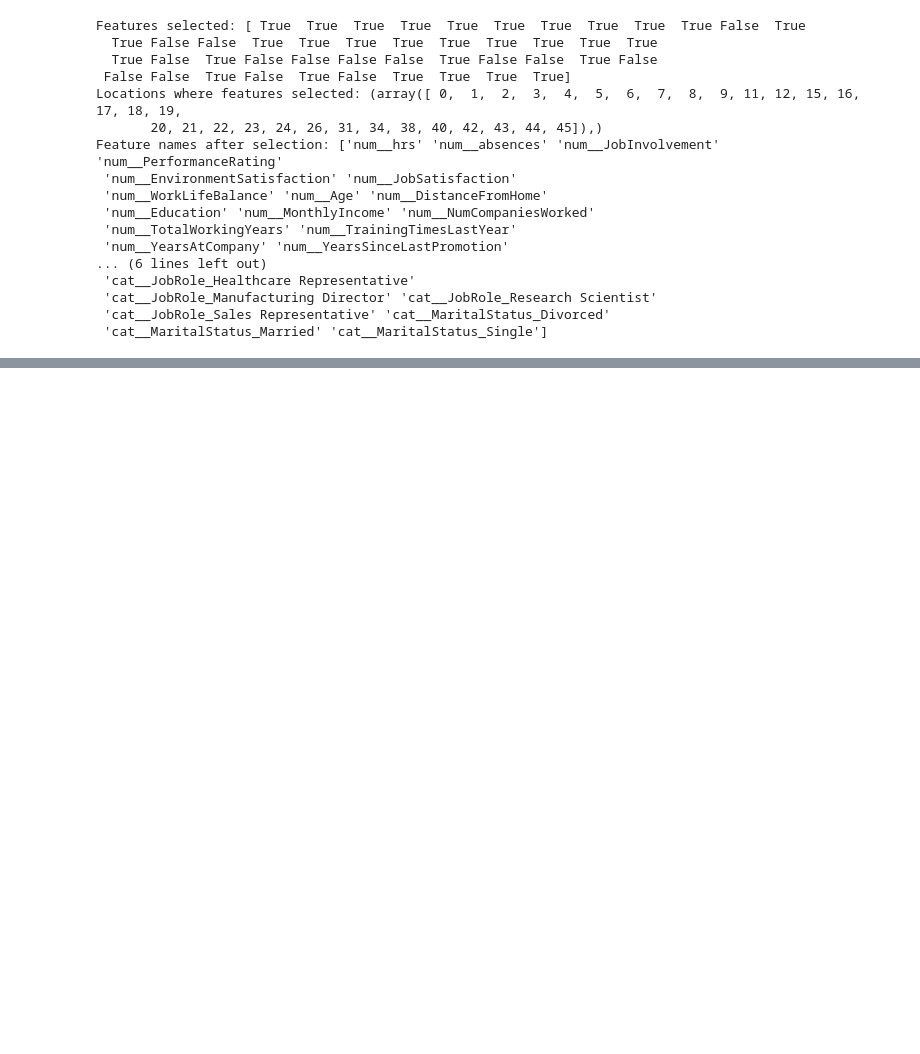
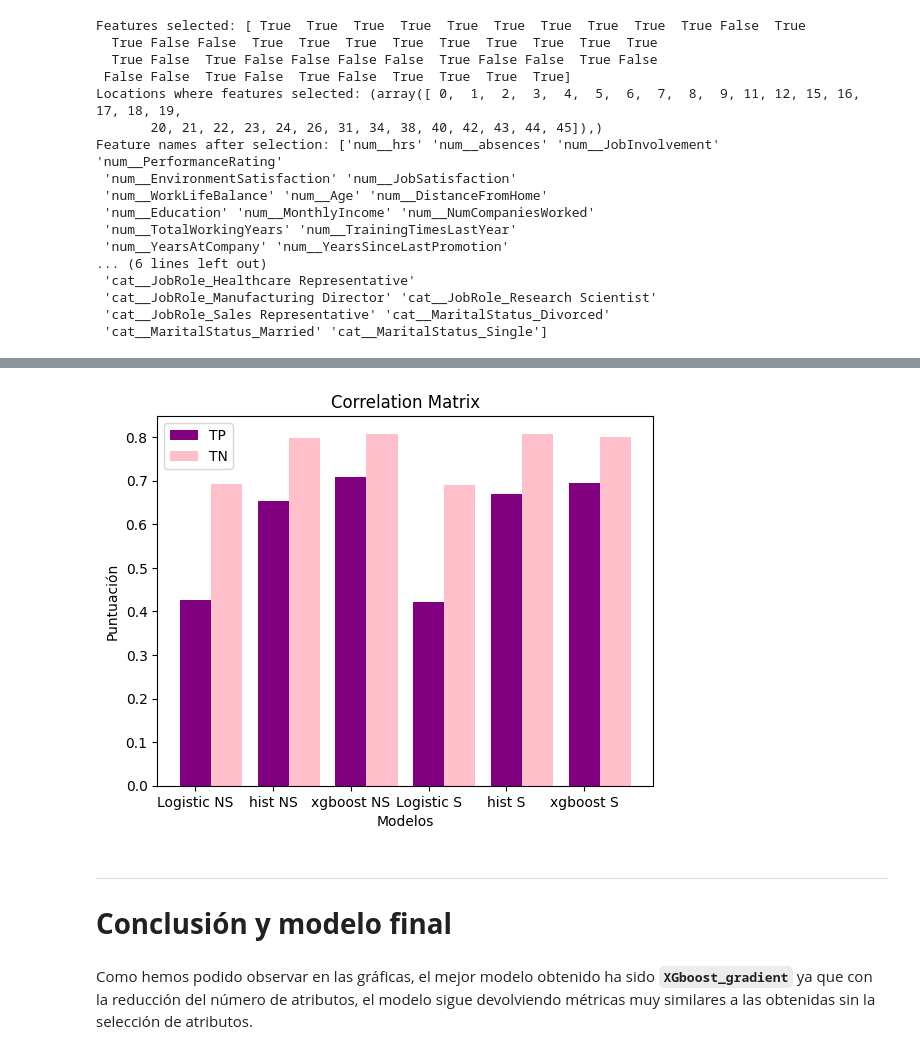
Before and after one commit to AngelMancha/Burnout_prediction_model, a Jupyter notebook: modelo_previo.ipynb, the cells around one changed output, grey strips where cells are left out. Cells and saved outputs as stored; diff of their text form; code cells hidden in the pictures; blank space fills up the shorter version.

```diff
--- a/modelo_previo.ipynb
+++ b/modelo_previo.ipynb
@@ -883,0 +948,49 @@ print(confusion_matrix(y_test_transformed, y_pred_xgb))
+# %%
+import matplotlib.pyplot as plt
+
+# Definir los valores del F1 score y Balanced Accuracy para cada modelo
+logNS_TP = 890
+histNS_TP = 1142
+xgNS_TP= 1187
+logS_f1_TP = 870
+histS_f1_TP = 1148
+xgS_f1_TP = 1184
+
+logNS_TN = 157
+histNS_TN = 159
+xgNS_TN= 155
+logS_TN = 160
+histS_TN = 162
+xgS_TN = 152
+
+# Crear una lista con los nombres de los modelos
+model_names = ['Logistic NS', 'hist NS', 'xgboost NS', 'Logistic S', 'hist S', 'xgboost S']
+
+# Crear una lista con los valores de F1 score y Balanced Accuracy para cada modelo
+f1_scores = [logNS_f1_score, histNS_f1_score, xgNS_f1_score, logS_f1_score, histS_f1_score, xgS_f1_score]
+balanced_accuracies = [logNS_balanced_accuracy, histNS_balanced_accuracy, xgNS_balanced_accuracy, logS_balanced_accuracy, histS_balanced_accuracy, xgS_balanced_accuracy]
+
+# Crear un gráfico de barras para los valores del F1 score
+plt.bar(range(len(model_names)), f1_scores, color='purple', width=0.4)
+
+# Agregar una segunda serie de barras para los valores de Balanced Accuracy
+plt.bar([x + 0.4 for x in range(len(model_names))], balanced_accuracies, color='pink', width=0.4)
+
+# Establecer las etiquetas de las barras en los nombres de los modelos
+plt.xticks(range(len(model_names)), model_names)
+# Agregar leyendas y etiquetas
+plt.legend(['TP', 'TN'])
+plt.xlabel('Modelos')
+plt.ylabel('Puntuación')
+plt.title('Correlation Matrix')
+
+# Mostrar el gráfico
+plt.show()
+# %% [output]
+[figure, added]
+# %% [markdown]
+---
+
+# **Conclusión y modelo final**
+# %% [markdown]
+Como hemos podido observar en las gráficas, el mejor modelo obtenido ha sido **``XGboost_gradient``** ya que con la reducción del número de atributos, el modelo sigue devolviendo métricas muy similares a las obtenidas sin la selección de atributos.
```
Also changed, not shown: parts of 48 cells of this notebook, 1 other file.
